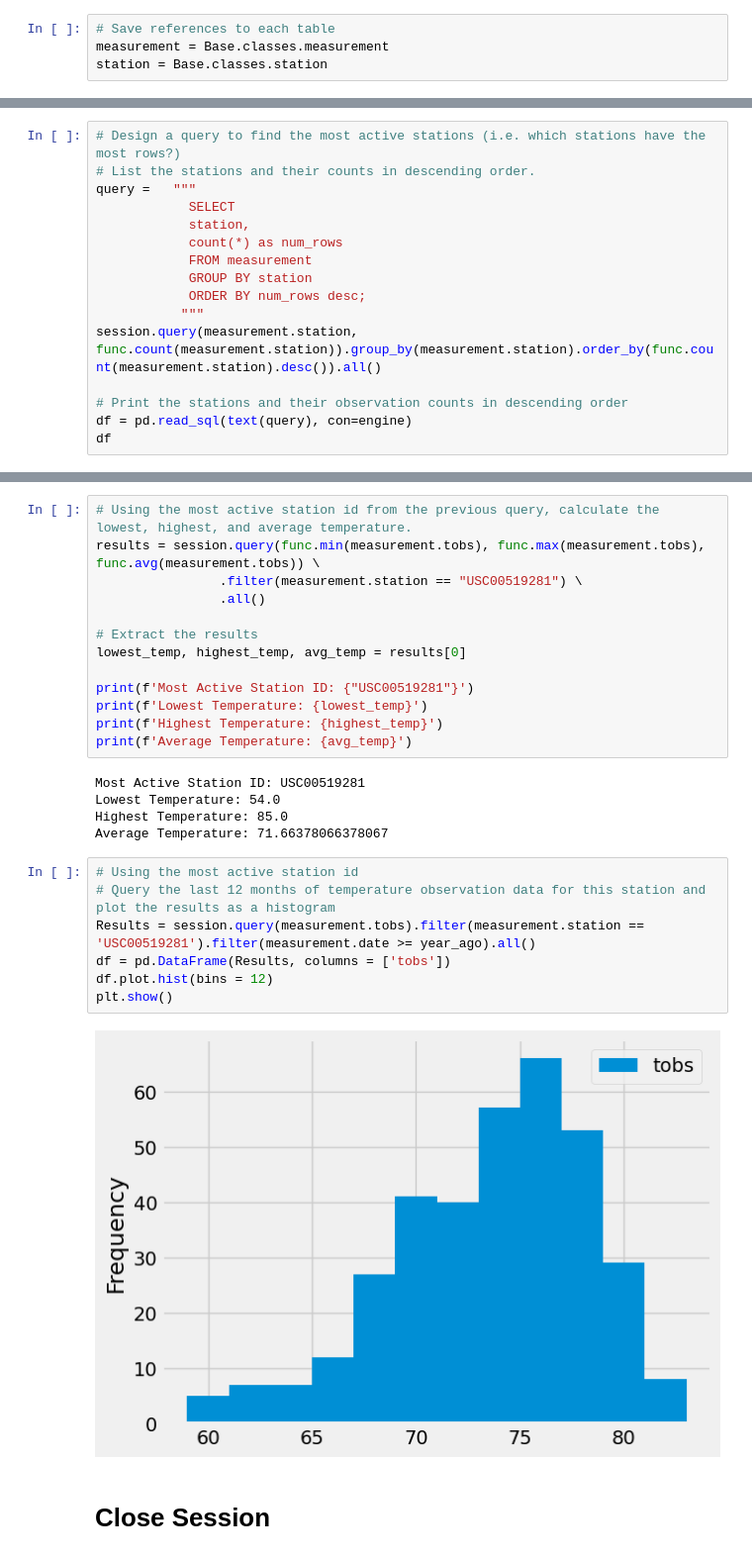
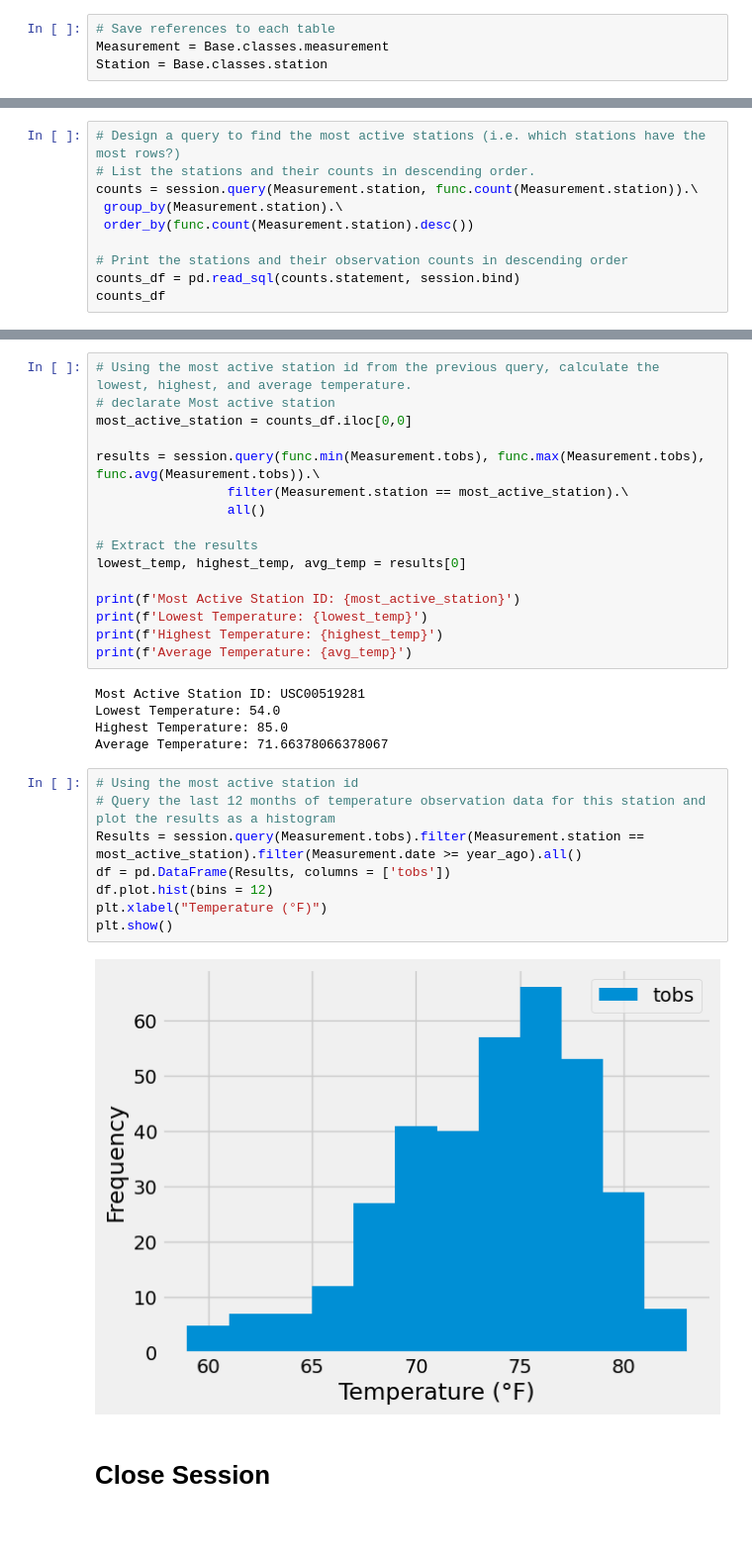
Before and after one commit to Isbelis/sqlalchemy-challenge, a Jupyter notebook: SurfsUp/climate_analysis.ipynb, the cells around one changed output, grey strips where cells are left out. Shown at 99% size. Drawn from its saved outputs; the diff is of its cells as text; blank space fills up the shorter version.

```diff
--- a/SurfsUp/climate_analysis.ipynb
+++ b/SurfsUp/climate_analysis.ipynb
@@ -36,7 +34,7 @@ Base.classes.keys()
 # %%
 # Save references to each table
-measurement = Base.classes.measurement
-station = Base.classes.station
+Measurement = Base.classes.measurement
+Station = Base.classes.station
 # %%
 # Create our session (link) from Python to the DB
 session= Session(engine)
@@ -112,17 +95,11 @@ Total number of stations: [(9,)]
 # %%
 # Design a query to find the most active stations (i.e. which stations have the most rows?)
 # List the stations and their counts in descending order.
-query =   """
-            SELECT
-            station,
-            count(*) as num_rows
-            FROM measurement
-            GROUP BY station
-            ORDER BY num_rows desc;
-           """
-session.query(measurement.station, func.count(measurement.station)).group_by(measurement.station).order_by(func.count(measurement.station).desc()).all()
+counts = session.query(Measurement.station, func.count(Measurement.station)).\
+ group_by(Measurement.station).\
+ order_by(func.count(Measurement.station).desc())
 
 # Print the stations and their observation counts in descending order
-df = pd.read_sql(text(query), con=engine)
-df
+counts_df = pd.read_sql(counts.statement, session.bind)
+counts_df
 # %% [output]
@@ -138,14 +115,17 @@ df
 | 8 | USC00518838 | 511 |
 # %%
 # Using the most active station id from the previous query, calculate the lowest, highest, and average temperature.
-results = session.query(func.min(measurement.tobs), func.max(measurement.tobs), func.avg(measurement.tobs)) \
-                .filter(measurement.station == "USC00519281") \
-                .all()
+# declarate Most active station
+most_active_station = counts_df.iloc[0,0]
+
+results = session.query(func.min(Measurement.tobs), func.max(Measurement.tobs), func.avg(Measurement.tobs)).\
+                 filter(Measurement.station == most_active_station).\
+                 all()
 
 # Extract the results
 lowest_temp, highest_temp, avg_temp = results[0]
 
-print(f'Most Active Station ID: {"USC00519281"}')
+print(f'Most Active Station ID: {most_active_station}')
 print(f'Lowest Temperature: {lowest_temp}')
 print(f'Highest Temperature: {highest_temp}')
 print(f'Average Temperature: {avg_temp}')
@@ -157,12 +137,13 @@ Average Temperature: 71.66378066378067
 # %%
 # Using the most active station id
 # Query the last 12 months of temperature observation data for this station and plot the results as a histogram
-Results = session.query(measurement.tobs).filter(measurement.station == 'USC00519281').filter(measurement.date >= year_ago).all()
+Results = session.query(Measurement.tobs).filter(Measurement.station == most_active_station).filter(Measurement.date >= year_ago).all()
 df = pd.DataFrame(Results, columns = ['tobs'])
 df.plot.hist(bins = 12)
+plt.xlabel("Temperature (°F)")
 plt.show()
 # %% [output]
-[figure, old version]
+[figure, new version]
 # %% [markdown]
 # Close Session
 # %%
```
Also changed, not shown: parts of 9 cells of this notebook.
